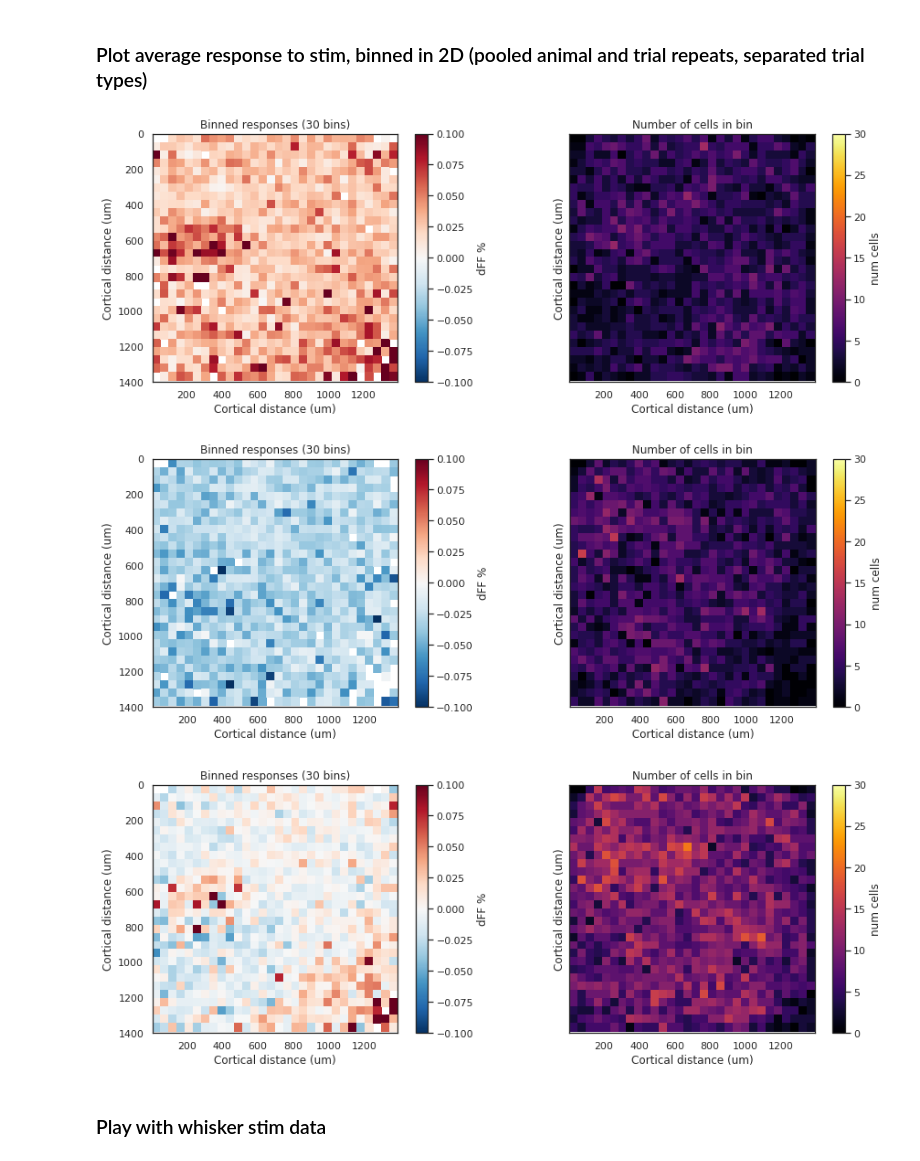
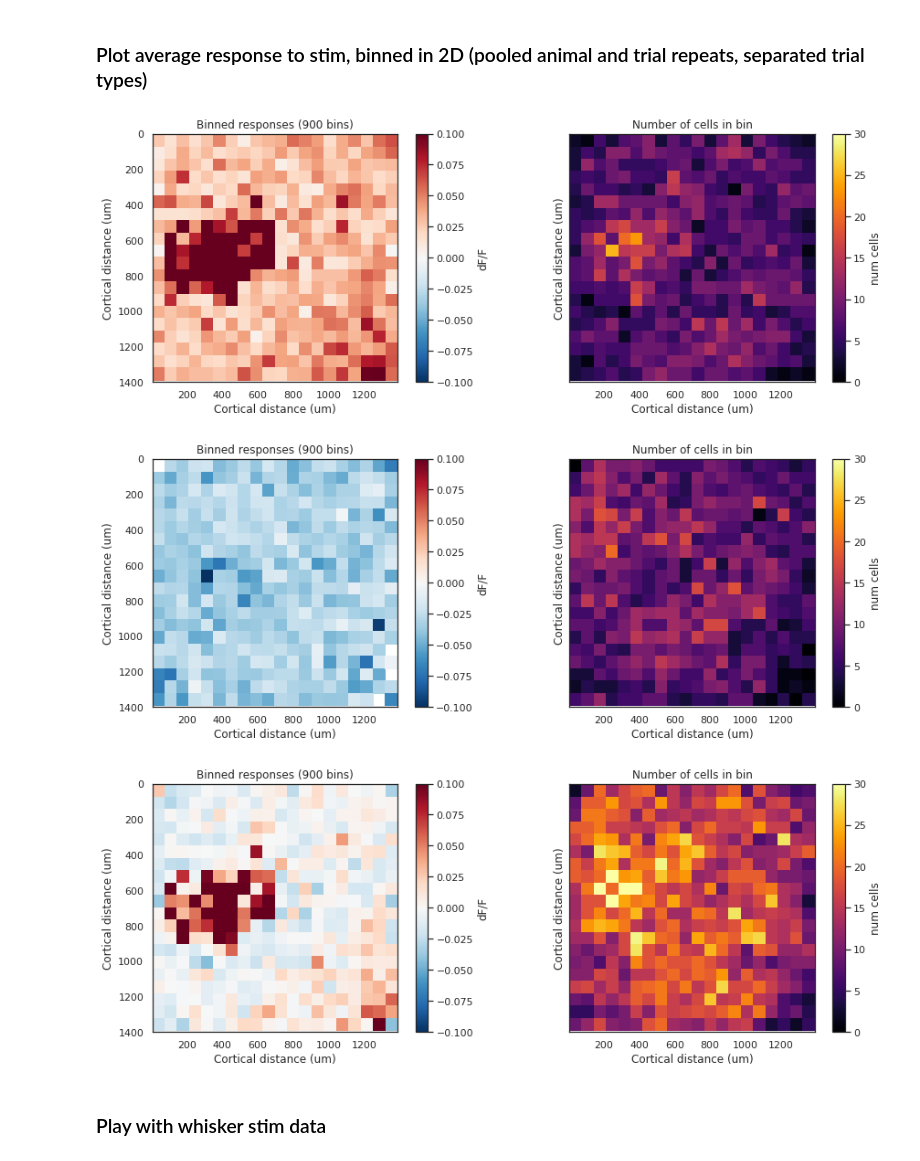
Before and after one commit to Packer-Lab/Vape, a Jupyter notebook: jupyter/rob/playground.ipynb, the cells around one changed output. Cells and saved outputs as stored; diff of their text form; code cells hidden in the pictures.

```diff
--- a/jupyter/rob/playground.ipynb
+++ b/jupyter/rob/playground.ipynb
@@ -78,7 +75,7 @@ with open(pkl_path, 'rb') as f:
 
 print('Loaded pickled object.')
 
-sub_obj = exp_obj.photostim_r
+sub_obj = exp_obj.photostim_s
 # %% [output]
 Loaded pickled object.
 # %% [markdown]
@@ -271,7 +395,7 @@ for trials in [s1_pr, s1_ps, s1_none, s1_w]:
 
     #construct plot
     plt.plot(x, grand_mean, lw=3, zorder=2);
-    plt.fill_between(x, grand_mean + grand_ci, grand_mean - grand_ci, alpha=0.6, zorder=1);
+    plt.fill_between(x, grand_mean + grand_sem, grand_mean - grand_sem, alpha=0.6, zorder=1);
     plt.hlines(0, x_min, x_max, linestyles='dashed', zorder=4, alpha=0.3);
     plt.ylim([-0.01, 0.1]);
     plt.autoscale(enable=True, axis='x', tight=True)
@@ -297,7 +421,7 @@ for trials in [s2_pr, s2_ps, s2_none, s2_w]:
 
     #construct plot
     plt.plot(x, grand_mean, lw=3, zorder=2);
-    plt.fill_between(x, grand_mean + grand_ci, grand_mean - grand_ci, alpha=0.6, zorder=1);
+    plt.fill_between(x, grand_mean + grand_sem, grand_mean - grand_sem, alpha=0.6, zorder=1);
     plt.hlines(0, x_min, x_max, linestyles='dashed', zorder=4, alpha=0.3);
     plt.ylim([-0.01, 0.1]);
     plt.autoscale(enable=True, axis='x', tight=True)
@@ -307,6 +431,6 @@ for trials in [s2_pr, s2_ps, s2_none, s2_w]:
 print(s1_w.shape[0], 's1 cells')
 print(s2_w.shape[0], 's2 cells')
 
-plt.savefig(os.path.join(fig_save_path, 'grand_avg_traces_detrended', 'grand_mean_ci_deepnshallow_s1s2.png'))
-plt.savefig(os.path.join(fig_save_path, 'grand_avg_traces_detrended', 'grand_mean_ci_deepnshallow_s1s2.svg'))
+plt.savefig(os.path.join(fig_save_path, 'grand_avg_traces_detrended', 'grand_mean_sem_s1s2.png'))
+plt.savefig(os.path.join(fig_save_path, 'grand_avg_traces_detrended', 'grand_mean_sem_s1s2.svg'))
 # %% [output]
@@ -334,14 +458,14 @@ for i,pkl in enumerate(pkl_files):
             exp_obj = pickle.load(f)
 
         pkl_list = []
-#         pkl_list.append(exp_obj.photostim_r)
+        pkl_list.append(exp_obj.photostim_r)
         pkl_list.append(exp_obj.photostim_s)
 
-#         if exp_obj.whisker_stim.n_frames > 0:
-#             pkl_list.append(exp_obj.whisker_stim)
+        if exp_obj.whisker_stim.n_frames > 0:
+            pkl_list.append(exp_obj.whisker_stim)
 
-#         if exp_obj.spont.n_frames > 0:
-#             pkl_list.append(exp_obj.spont)
+        if exp_obj.spont.n_frames > 0:
+            pkl_list.append(exp_obj.spont)
 
         fig = plt.figure(figsize=(7*len(pkl_list),5))
         fig.suptitle(pkl_path)
@@ -399,6 +523,6 @@ for i,pkl in enumerate(pkl_files):
         cb = plt.colorbar(sc, ax=ax)
         cb.set_label('dF/F')
 
-#         plt.savefig(os.path.join(fig_save_path, 'spatial_responses', pkl[:-4] + '_spont_dFF_spatial.png'))
-#         plt.savefig(os.path.join(fig_save_path, 'spatial_responses', pkl[:-4] + '_spont_dFF_spatial.svg'))
+#         plt.savefig(os.path.join(fig_save_path, 'spatial_responses', pkl[:-4] + '_pr_ps_w_spont_dFF_spatial.png'))
+#         plt.savefig(os.path.join(fig_save_path, 'spatial_responses', pkl[:-4] + '_pr_ps_w_spont_dFF_spatial.svg'))
 # %% [output]
@@ -418,8 +539,8 @@ for i,pkl in enumerate(pkl_files):
 # %%
 def binned_amplitudes_2d(all_x, all_y, all_amps):
     all_amps_real = np.nan_to_num(all_amps)
-    denominator, xedges, yedges = np.histogram2d(all_x, all_y, bins=30)
-    numerator, _, _ = np.histogram2d(all_x, all_y, bins=30, weights=all_amps_real)
+    denominator, xedges, yedges = np.histogram2d(all_x, all_y, bins=20)
+    numerator, _, _ = np.histogram2d(all_x, all_y, bins=20, weights=all_amps_real)
     h = numerator/denominator
     Y, X = np.meshgrid(xedges, yedges)
 
@@ -429,9 +550,9 @@ def binned_amplitudes_2d(all_x, all_y, all_amps):
     ax[0].set_ylabel('Cortical distance (um)')
     ax[0].set_aspect('equal')
     ax[0].set_ylim([1400, 0])
-    ax[0].set_title('Binned responses (30 bins)')
+    ax[0].set_title('Binned responses (900 bins)')
     cb = plt.colorbar(mesh1, ax=ax[0])
-    cb.set_label('dFF %')
+    cb.set_label('dF/F')
 
     mesh2 = ax[1].pcolormesh(X, Y, denominator.astype(int), cmap='inferno', vmin=0, vmax=30)
     ax[1].set_xlabel('Cortical distance (um)')
@@ -444,28 +565,33 @@ def binned_amplitudes_2d(all_x, all_y, all_amps):
 # %% [markdown]
 ### Plot average response to stim, binned in 2D (pooled animal and trial repeats, separated trial types)
 # %%
+stim = 'pr'
+
 indices = [i for i,amp in enumerate(all_amps) if amp > 0]
 x = [x for i,x in enumerate(all_x) if i in indices]
 y = [y for i,y in enumerate(all_y) if i in indices]
 pos_amps = [amp for i,amp in enumerate(all_amps) if i in indices]
 
 binned_amplitudes_2d(x, y, pos_amps)
+# plt.savefig(os.path.join(fig_save_path, 'avg_spatial_responses', 'BAFOV_' + stim + '_dFF_spatial_pos.png'))
+# plt.savefig(os.path.join(fig_save_path, 'avg_spatial_responses', 'BAFOV_' + stim + '_dFF_spatial_pos.svg'))
 
 indices = [i for i,amp in enumerate(all_amps) if amp < 0]
 x = [x for i,x in enumerate(all_x) if i in indices]
 y = [y for i,y in enumerate(all_y) if i in indices]
 neg_amps = [amp for i,amp in enumerate(all_amps) if i in indices]
 
 binned_amplitudes_2d(x, y, neg_amps)
+# plt.savefig(os.path.join(fig_save_path, 'avg_spatial_responses', 'BAFOV_' + stim + '_dFF_spatial_neg.png'))
+# plt.savefig(os.path.join(fig_save_path, 'avg_spatial_responses', 'BAFOV_' + stim + '_dFF_spatial_neg.svg'))
 
 binned_amplitudes_2d(all_x, all_y, all_amps)
-
-# plt.savefig(os.path.join(fig_save_path, 'avg_spatial_responses', 'BAFOV_ps_dFF_spatial.png'))
-# plt.savefig(os.path.join(fig_save_path, 'avg_spatial_responses', 'BAFOV_ps_dFF_spatial.svg'))
+# plt.savefig(os.path.join(fig_save_path, 'avg_spatial_responses', 'BAFOV_' + stim + '_dFF_spatial_sum.png'))
+# plt.savefig(os.path.join(fig_save_path, 'avg_spatial_responses', 'BAFOV_' + stim + '_dFF_spatial_sum.svg'))
 # %% [output]
-[figure, old version]
+[figure, new version]
-[figure, old version]
+[figure, new version]
-[figure, old version]
+[figure, new version]
 # %% [markdown]
 ### Play with whisker stim data
 # %%
```
Also changed, not shown: parts of 10 cells of this notebook, 7 other files.
